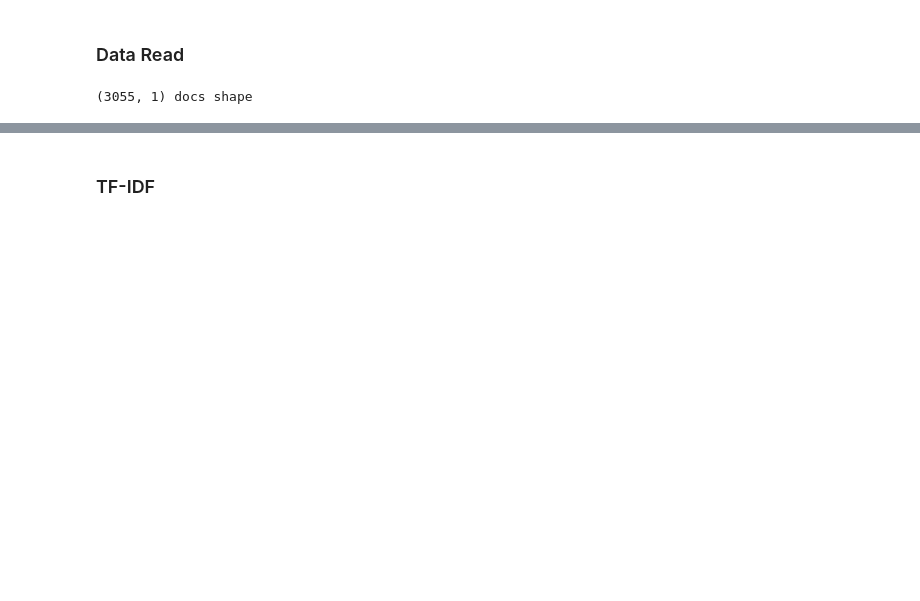
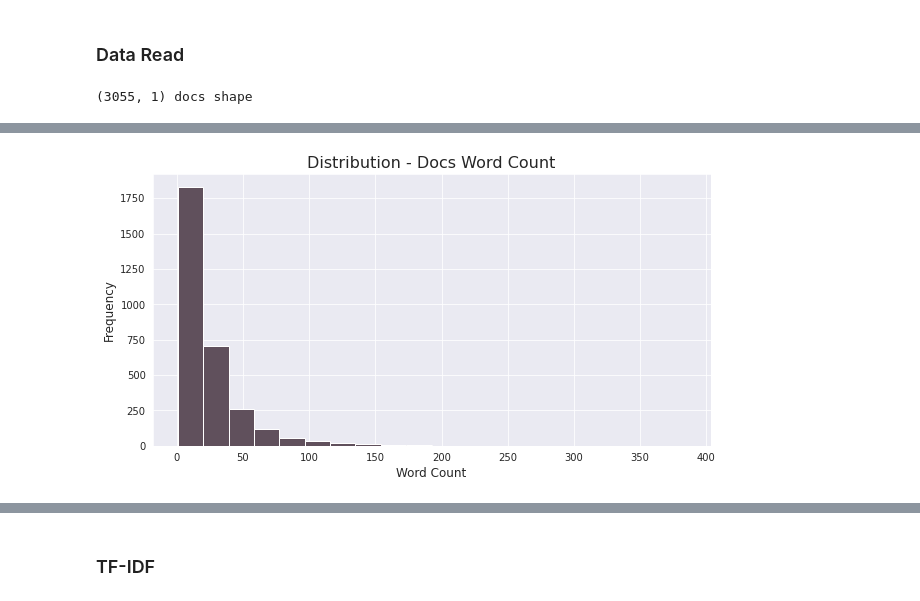
Before and after one commit to ufsj-labPi/cluwords-lattes, a Jupyter notebook: tfidf.ipynb, the cells around one changed output, grey strips where cells are left out. Saved outputs shown, nothing was run; the diff lists cells and outputs as text; code cells hidden in the pictures; blank space fills up the shorter version.

```diff
--- a/tfidf.ipynb
+++ b/tfidf.ipynb
@@ -23,0 +48,16 @@ print('{} docs shape'.format(df.shape))
+# %%
+# Plot a hist of the word counts
+fig = plt.figure(figsize=(10,5))
+
+plt.hist(
+    df['w_count'],
+    bins=20,
+    color='#60505C'
+)
+
+plt.title('Distribution - Docs Word Count', fontsize=16)
+plt.ylabel('Frequency', fontsize=12)
+plt.xlabel('Word Count', fontsize=12)
+plt.show()
+# %% [output]
+[figure, added]
```
Also changed, not shown: parts of 17 cells of this notebook, 2 other files.
